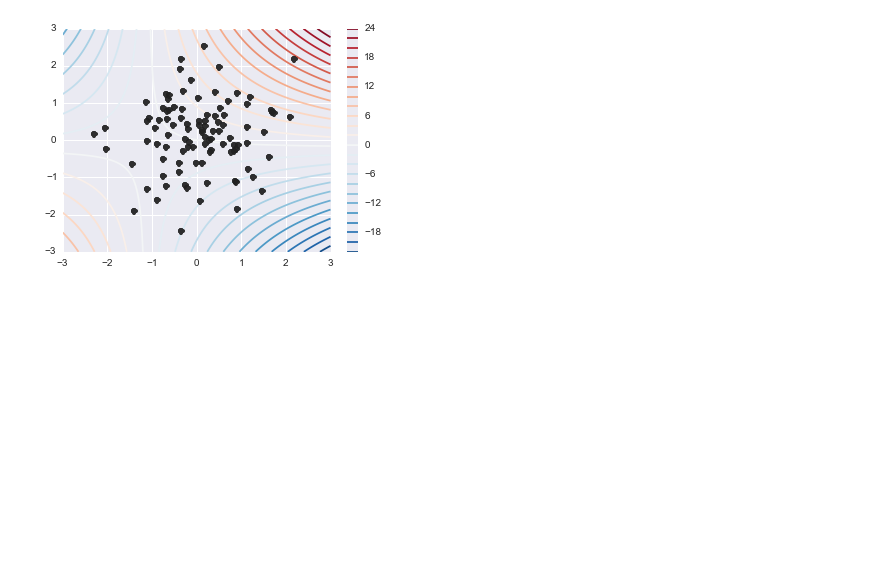
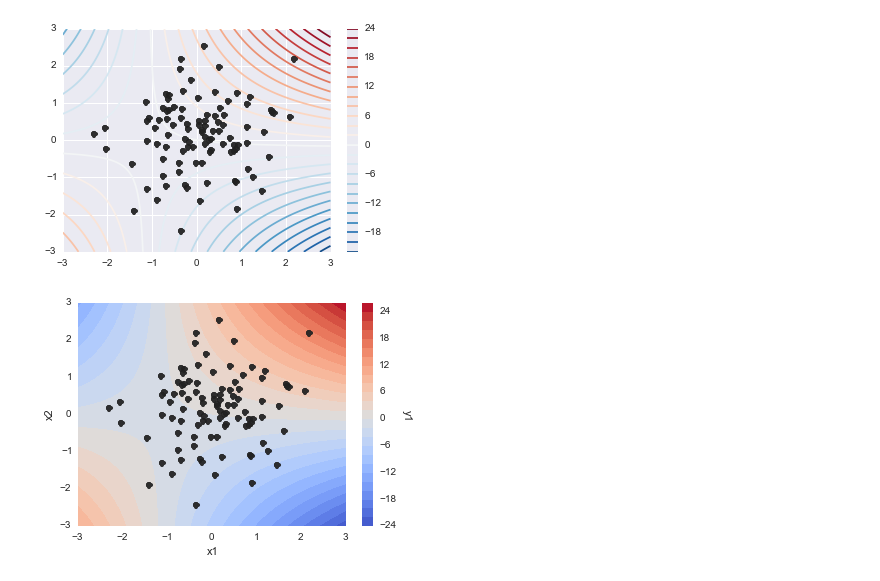
Before and after one commit to tarmstro/mvbop, a Jupyter notebook: seaborn_tutorial.ipynb, the cells around one changed output. Drawn from its saved outputs; the diff is of its cells as text; code cells hidden in the pictures; blank space fills up the shorter version.

```diff
--- a/seaborn_tutorial.ipynb
+++ b/seaborn_tutorial.ipynb
@@ -416,3 +416,7 @@ sns.lmplot("x1", "y1", df, col="x2_bin", hue="x2_bin", palette="PuBuGn_d", size=
 sns.interactplot(x1, x2, y1);
 # %% [output]
 [figure]
+# %%
+sns.interactplot("x1", "x2", "y1", df, cmap="coolwarm", filled=True, levels=25);
+# %% [output]
+[figure, added]
```
